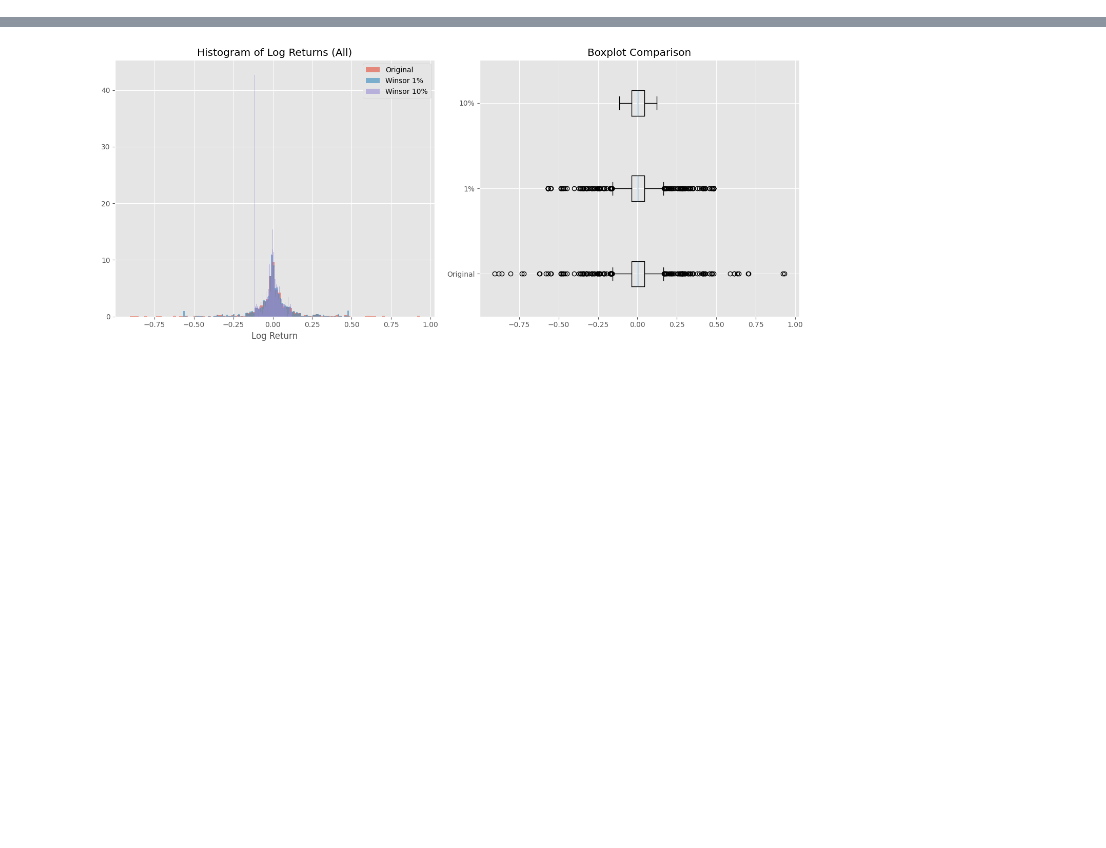
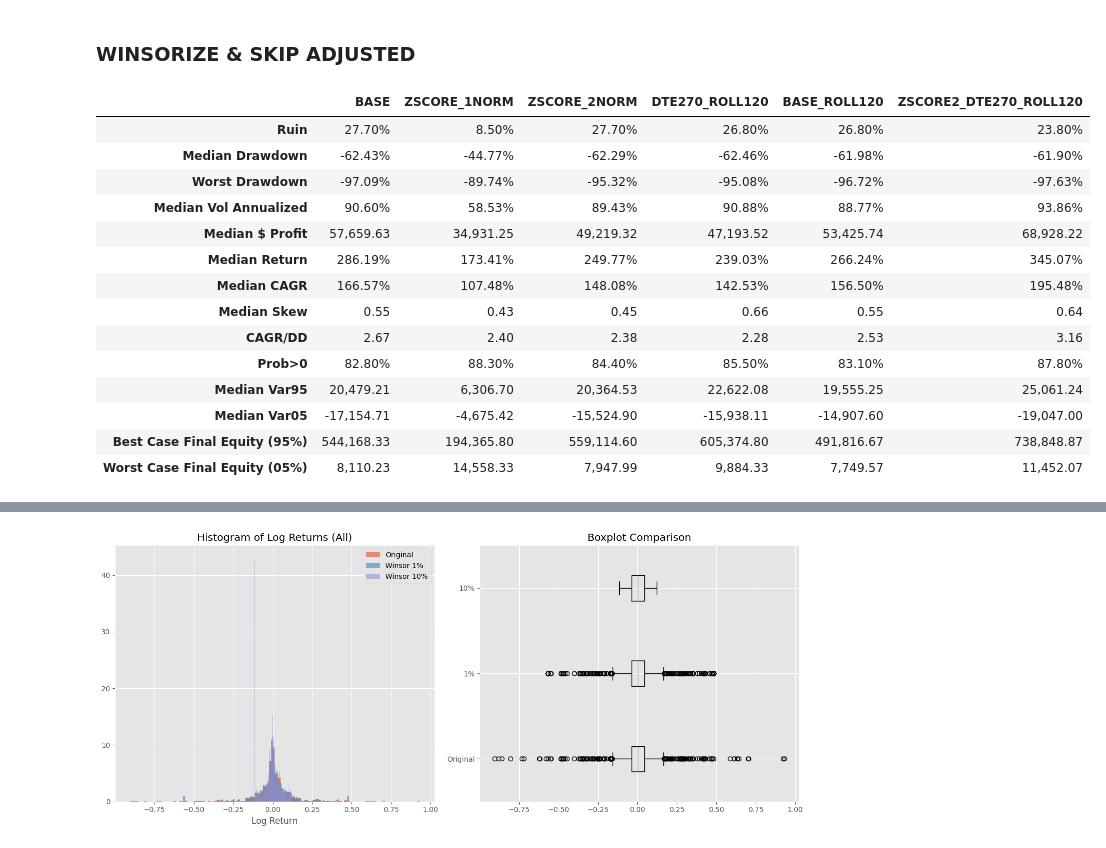
Before and after one commit to Zino-ctrlZ/QuantTools, a Jupyter notebook: EventDriven/demos/opt_wfa/analysis.ipynb, the cells around one changed output, grey strips where cells are left out. Saved outputs shown, nothing was run; the diff lists cells and outputs as text; code cells hidden in the pictures; blank space fills up the shorter version.

```diff
--- a/EventDriven/demos/opt_wfa/analysis.ipynb
+++ b/EventDriven/demos/opt_wfa/analysis.ipynb
@@ -251,0 +129,13 @@ option_aggregator.plot_portfolio()
+# %%
+carlo_config = {
+'ewm_span': 3,
+'size': 252*2, # Number of days to simulate
+'num_simulations': 1000, # Number of simulations to run
+'cutoff': 0.5, # Cutoff return for ruin prob
+'initial_equity': 20_000, # Initial equity to start with
+'log': True, # Whether to use log returns
+'skip_window': 15, # Window for skip calcs
+'skip_thresh': 2.5, # zscore thresh for skips,
+'plot_ewm_span': 8
+}
+carlo_config
@@ -251,0 +207,53 @@ option_aggregator.plot_portfolio()
+# %% [markdown]
+### WINSORIZE & SKIP ADJUSTED
+# %%
+full_monte_win_skip = pd.DataFrame()
+for agg in aggregators:
+    equity2 = agg._equity.copy()
+    equity2 = add_skip_columns(
+        equity2,
+        'IGNORE',
+        ['Total'],
+        carlo_config['skip_window'],
+        carlo_config['skip_thresh']
+
+    )
+
+    equity2['ffwd_total'] = equity2.Total
+    equity2.loc[equity2.Total_skip_day == True, 'ffwd_total'] = np.nan
+    equity2.ffwd_total.fillna(method = 'ffill', inplace = True)
+
+
+    log_returns = np.log(equity2.ffwd_total/ equity2.ffwd_total.shift(1)).dropna()
+    clipped_returns = winsorize(log_returns, limits=[0.01, 0.01])
+
+
+    monte_winsorize_skip = MonteCarloBacktest(returns = clipped_returns,
+                            initial_price  = carlo_config['initial_equity'],
+                            size = carlo_config['size'],
+                            num_simulations = carlo_config['num_simulations'],
+                            log = carlo_config['log'])
+    summary_winsorize_skip = monte_winsorize_skip.summary(carlo_config['cutoff'])
+    summary_winsorize_skip.name = agg.target
+    full_monte_win_skip = pd.concat([full_monte_win_skip, summary_winsorize_skip], axis = 1)
+
+full_monte_win_skip = full_monte_win_skip.T
+full_monte_win_skip[float_cols] = full_monte_win_skip[float_cols].astype(float).round(2)
+full_monte_win_skip = full_monte_win_skip.T
+full_monte_win_skip
+# %% [output]
+|  | BASE | ZSCORE_1NORM | ZSCORE_2NORM | DTE270_ROLL120 | BASE_ROLL120 | ZSCORE2_DTE270_ROLL120 |
+| Ruin | 27.70% | 8.50% | 27.70% | 26.80% | 26.80% | 23.80% |
+| Median Drawdown | -62.43% | -44.77% | -62.29% | -62.46% | -61.98% | -61.90% |
+| Worst Drawdown | -97.09% | -89.74% | -95.32% | -95.08% | -96.72% | -97.63% |
+| Median Vol Annualized | 90.60% | 58.53% | 89.43% | 90.88% | 88.77% | 93.86% |
+| Median $ Profit | 57,659.63 | 34,931.25 | 49,219.32 | 47,193.52 | 53,425.74 | 68,928.22 |
+| Median Return | 286.19% | 173.41% | 249.77% | 239.03% | 266.24% | 345.07% |
+| Median CAGR | 166.57% | 107.48% | 148.08% | 142.53% | 156.50% | 195.48% |
+| Median Skew | 0.55 | 0.43 | 0.45 | 0.66 | 0.55 | 0.64 |
+| CAGR/DD | 2.67 | 2.40 | 2.38 | 2.28 | 2.53 | 3.16 |
+| Prob>0 | 82.80% | 88.30% | 84.40% | 85.50% | 83.10% | 87.80% |
+| Median Var95 | 20,479.21 | 6,306.70 | 20,364.53 | 22,622.08 | 19,555.25 | 25,061.24 |
+| Median Var05 | -17,154.71 | -4,675.42 | -15,524.90 | -15,938.11 | -14,907.60 | -19,047.00 |
+| Best Case Final Equity (95%) | 544,168.33 | 194,365.80 | 559,114.60 | 605,374.80 | 491,816.67 | 738,848.87 |
+| Worst Case Final Equity (05%) | 8,110.23 | 14,558.33 | 7,947.99 | 9,884.33 | 7,749.57 | 11,452.07 |
```
Also changed, not shown: parts of 42 cells of this notebook, 5 other files.
